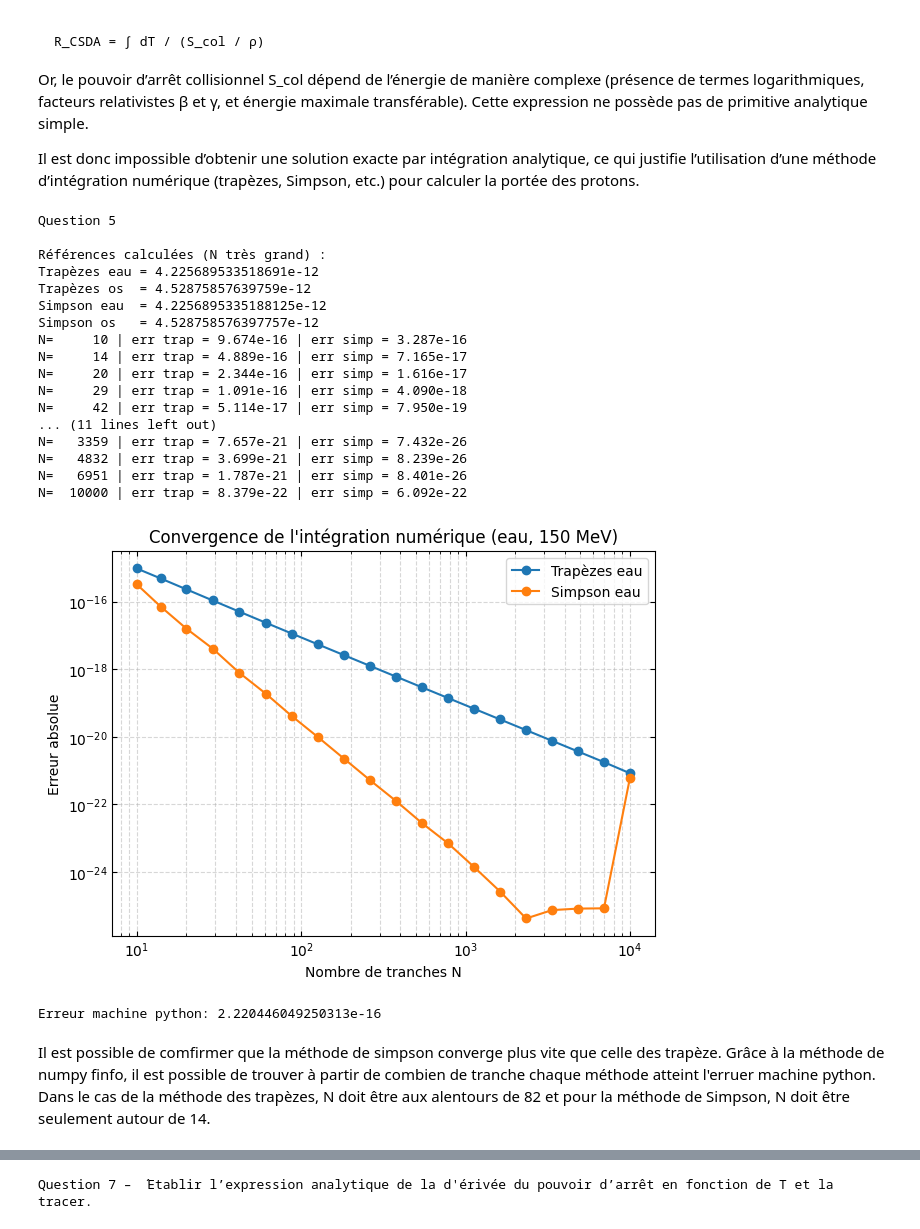
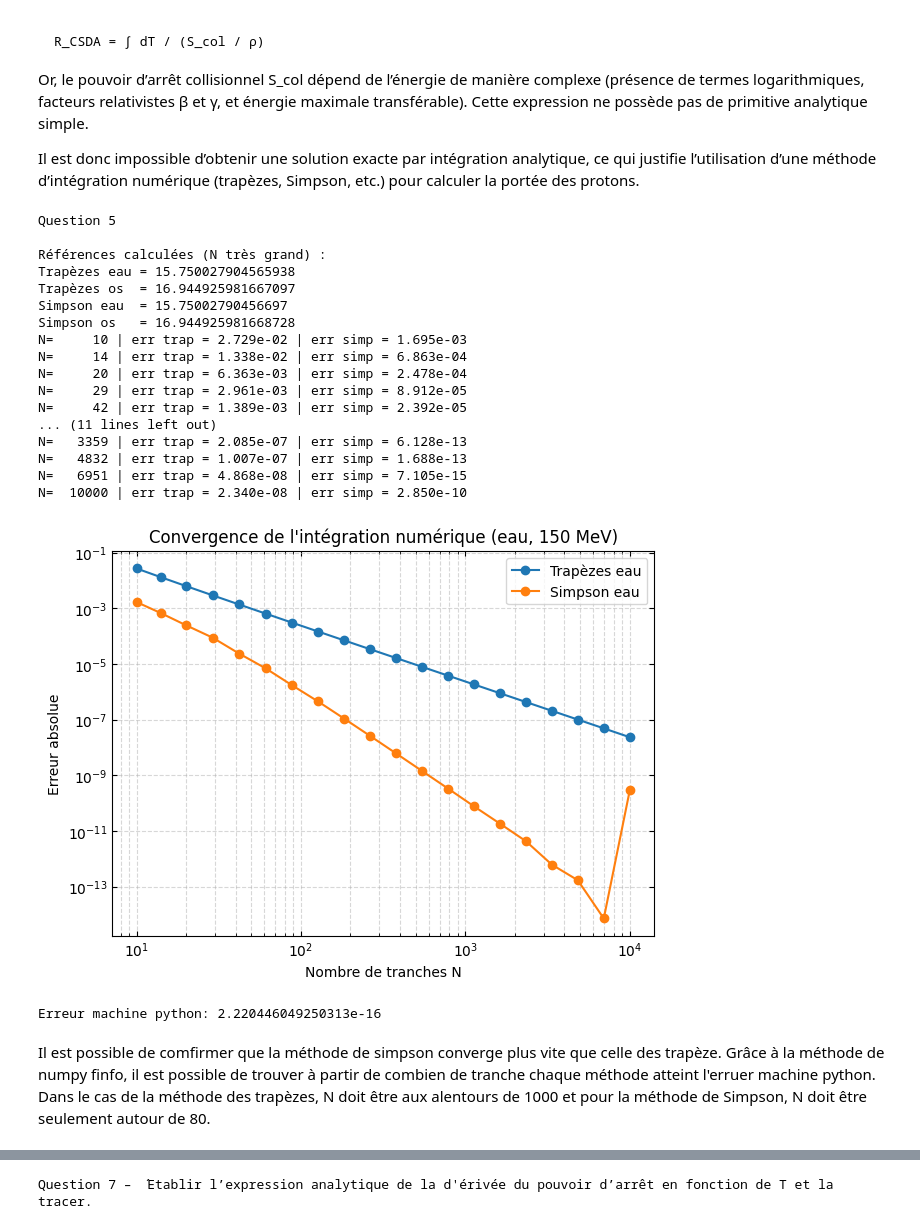
Before and after one commit to Jeremie-Beaupre/TP1_Phyznum, a Jupyter notebook: TP1.ipynb, the cells around one changed output, grey strips where cells are left out. Saved outputs shown, nothing was run; the diff lists cells and outputs as text; code cells hidden in the pictures.

```diff
--- a/TP1.ipynb
+++ b/TP1.ipynb
@@ -181,25 +181,30 @@ def simpson(x, y, N=5000):
 
     return (yN[0] + yN[-1] + 4*s_odd + 2*s_even) * h / 3
 
+# --- ÉNERGIES ---
+E_proton = np.linspace(3, 150, 50000) # MeV
+E_proton_J = E_proton * 1.602176634e-13 # J
+
+#---- Recalcules des S pour les intégrations (pour éviter les interpolations dans les intégrations) ---
+
+S_water = stopping_power(E_proton, ne_water, I_water)  # MeV/cm
+S_bone  = stopping_power(E_proton, ne_bone,  I_bone)
+
 
 # --- INTÉGRANDE ---
-integrand_water = 1 / (S_water / rho_water)
+integrand_water = 1 / (S_water / rho_water) # S est en MeV/cm, rho en g/cm^3, donc S/rho est en MeV*cm^2/g, et 1/(S/rho) est en g/(MeV*cm^2)
 integrand_bone  = 1 / (S_bone / rho_bone)
-
-# --- ÉNERGIES ---
-E_proton = np.linspace(3, 150, 50000)
-E_proton_J = E_proton * 1.602176634e-13
 
 
 # ============================
 # 1) PORTÉE DE RÉFÉRENCE
 # ============================
 
-R_water_trap_ref = trapeze(E_proton_J, integrand_water, N_integration_ref)
-R_bone_trap_ref  = trapeze(E_proton_J, integrand_bone,  N_integration_ref)
+R_water_trap_ref = trapeze(E_proton, integrand_water, N_integration_ref)
+R_bone_trap_ref  = trapeze(E_proton, integrand_bone,  N_integration_ref)
 
-R_water_simp_ref = simpson(E_proton_J, integrand_water, N_integration_ref)
-R_bone_simp_ref  = simpson(E_proton_J, integrand_bone,  N_integration_ref)
+R_water_simp_ref = simpson(E_proton, integrand_water, N_integration_ref)
+R_bone_simp_ref  = simpson(E_proton, integrand_bone,  N_integration_ref)
 
 print("\nRéférences calculées (N très grand) :")
 print("Trapèzes eau =", R_water_trap_ref)
@@ -218,53 +223,53 @@ err_trap_water = []
 err_simp_water = []
 
 for N in N_values:
-    Rw_t = trapeze(E_proton_J, integrand_water, N=N)
-    Rw_s = simpson(E_proton_J, integrand_water, N=N)
+    Rw_t = trapeze(E_proton, integrand_water, N=N)
+    Rw_s = simpson(E_proton, integrand_water, N=N)
 
     err_trap_water.append(abs(Rw_t - R_water_trap_ref))
     err_simp_water.append(abs(Rw_s - R_water_simp_ref))
 
     print(f"N={N:7d} | err trap = {err_trap_water[-1]:.3e} | err simp = {err_simp_water[-1]:.3e}")
 
 
 # ============================
 # 3) GRAPHIQUE DEMANDÉ
 # ============================
 
 plt.figure(figsize=(7,5))
 plt.loglog(N_values, err_trap_water, 'o-', label="Trapèzes eau")
 plt.loglog(N_values, err_simp_water, 'o-', label="Simpson eau")
 plt.xlabel("Nombre de tranches N")
 plt.ylabel("Erreur absolue")
 plt.title("Convergence de l'intégration numérique (eau, 150 MeV)")
 plt.grid(True, which="both", ls="--", alpha=0.5)
 plt.legend()
 plt.tick_params(axis='both', which='both', direction='in', top=True, right=True)
 plt.show()
 
 print(f"\nErreur machine python: {np.finfo(float).eps}")
 # %% [output]
 Question 5
 
 Références calculées (N très grand) :
-Trapèzes eau = 4.225689533518691e-12
-Trapèzes os  = 4.52875857639759e-12
-Simpson eau  = 4.2256895335188125e-12
-Simpson os   = 4.528758576397757e-12
-N=     10 | err trap = 9.674e-16 | err simp = 3.287e-16
-N=     14 | err trap = 4.889e-16 | err simp = 7.165e-17
-N=     20 | err trap = 2.344e-16 | err simp = 1.616e-17
-N=     29 | err trap = 1.091e-16 | err simp = 4.090e-18
-N=     42 | err trap = 5.114e-17 | err simp = 7.950e-19
+Trapèzes eau = 15.750027904565938
+Trapèzes os  = 16.944925981667097
+Simpson eau  = 15.75002790456697
+Simpson os   = 16.944925981668728
+N=     10 | err trap = 2.729e-02 | err simp = 1.695e-03
+N=     14 | err trap = 1.338e-02 | err simp = 6.863e-04
+N=     20 | err trap = 6.363e-03 | err simp = 2.478e-04
+N=     29 | err trap = 2.961e-03 | err simp = 8.912e-05
+N=     42 | err trap = 1.389e-03 | err simp = 2.392e-05
 ... (11 lines left out)
-N=   3359 | err trap = 7.657e-21 | err simp = 7.432e-26
-N=   4832 | err trap = 3.699e-21 | err simp = 8.239e-26
-N=   6951 | err trap = 1.787e-21 | err simp = 8.401e-26
-N=  10000 | err trap = 8.379e-22 | err simp = 6.092e-22
+N=   3359 | err trap = 2.085e-07 | err simp = 6.128e-13
+N=   4832 | err trap = 1.007e-07 | err simp = 1.688e-13
+N=   6951 | err trap = 4.868e-08 | err simp = 7.105e-15
+N=  10000 | err trap = 2.340e-08 | err simp = 2.850e-10
-[figure, old version]
+[figure, new version]
 Erreur machine python: 2.220446049250313e-16
 # %% [markdown]
-Il est possible de comfirmer que la méthode de simpson converge plus vite que celle des trapèze. Grâce à la méthode de numpy finfo, il est possible de trouver à partir de combien de tranche chaque méthode atteint l'erruer machine python. Dans le cas de la méthode des trapèzes, N doit être aux alentours de 82 et pour la méthode de Simpson, N doit être seulement autour de 14.
+Il est possible de comfirmer que la méthode de simpson converge plus vite que celle des trapèze. Grâce à la méthode de numpy finfo, il est possible de trouver à partir de combien de tranche chaque méthode atteint l'erruer machine python. Dans le cas de la méthode des trapèzes, N doit être aux alentours de 1000 et pour la méthode de Simpson, N doit être seulement autour de 80.
 # %%
 print("\nQuestion 6 – Temps de calcul en fonction de N, CPU: Intel(R) Core(TM) i7-9750H CPU @ 2.60 GHz")
 
```
Also changed, not shown: parts of 4 cells of this notebook.
